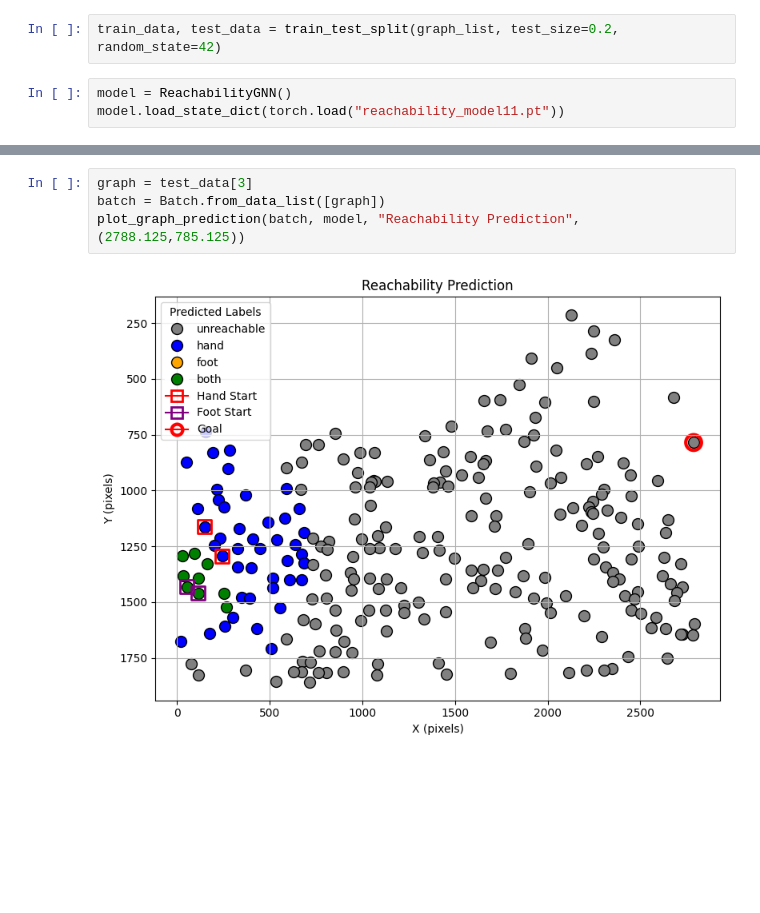
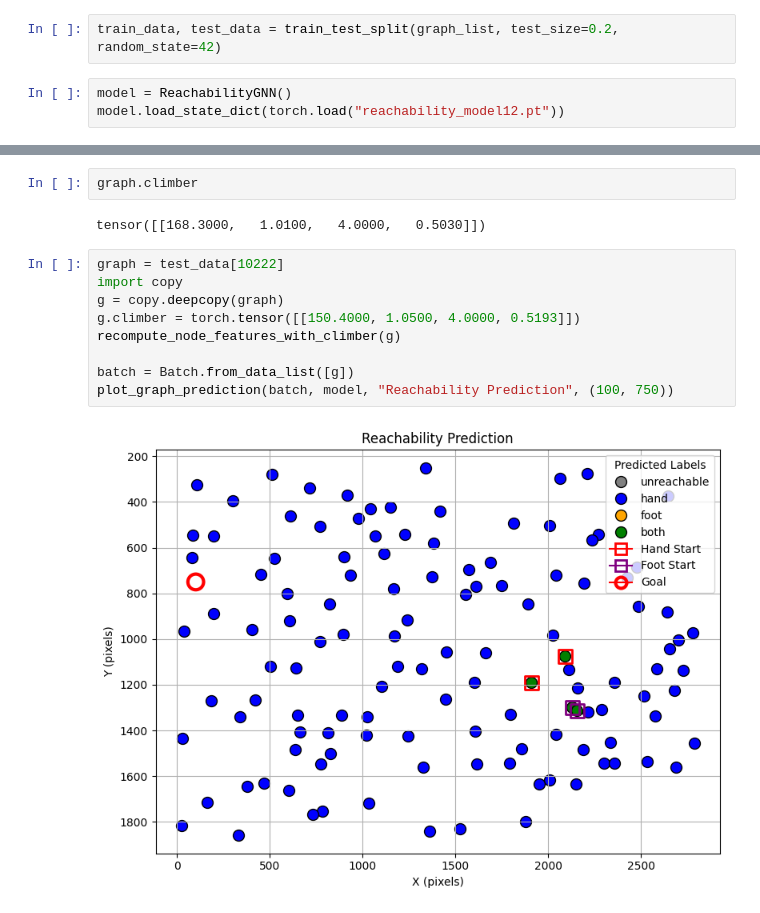
Before and after one commit to Alger3/Climbing_Model, a Jupyter notebook: model/reachability_gnn.ipynb, the cells around one changed output, grey strips where cells are left out. Saved outputs shown, nothing was run; the diff lists cells and outputs as text; blank space fills up the shorter version.

Commit message:
Update with Model 12, but the performance is bad

```diff
--- a/model/reachability_gnn.ipynb
+++ b/model/reachability_gnn.ipynb
@@ -221,5 +232,5 @@ graph_list = torch.load("graph_list_global3.pt")
 train_data, test_data = train_test_split(graph_list, test_size=0.2, random_state=42)
 # %%
 model = ReachabilityGNN()
-model.load_state_dict(torch.load("reachability_model11.pt"))
+model.load_state_dict(torch.load("reachability_model12.pt"))
 # %% [output]
@@ -227,7 +241,16 @@ model.load_state_dict(torch.load("reachability_model11.pt"))
+# %%
+graph.climber
+# %% [output]
+tensor([[168.3000,   1.0100,   4.0000,   0.5030]])
 # %%
-graph = test_data[3]
-batch = Batch.from_data_list([graph])
-plot_graph_prediction(batch, model, "Reachability Prediction", (2788.125,785.125))
+graph = test_data[10222]
+import copy
+g = copy.deepcopy(graph)
+g.climber = torch.tensor([[150.4000, 1.0500, 4.0000, 0.5193]])
+recompute_node_features_with_climber(g)
+
+batch = Batch.from_data_list([g])
+plot_graph_prediction(batch, model, "Reachability Prediction", (100, 750))
 # %% [output]
-[figure, old version]
+[figure, new version]
 # %%
```
Also changed, not shown: parts of 12 cells of this notebook, 2 other files.
